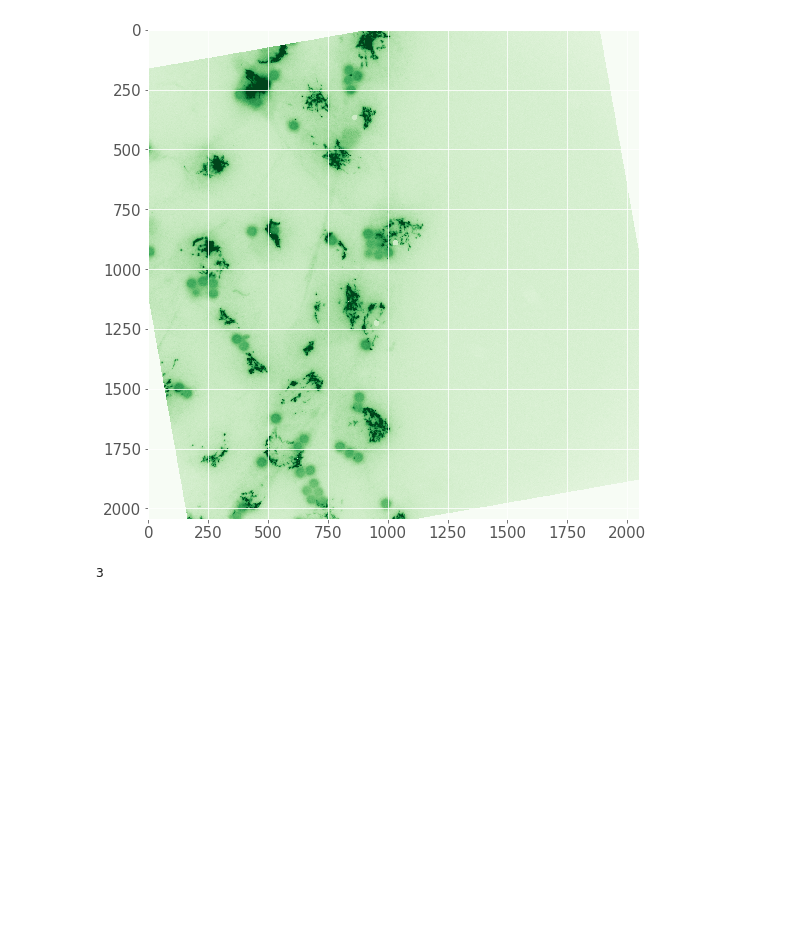
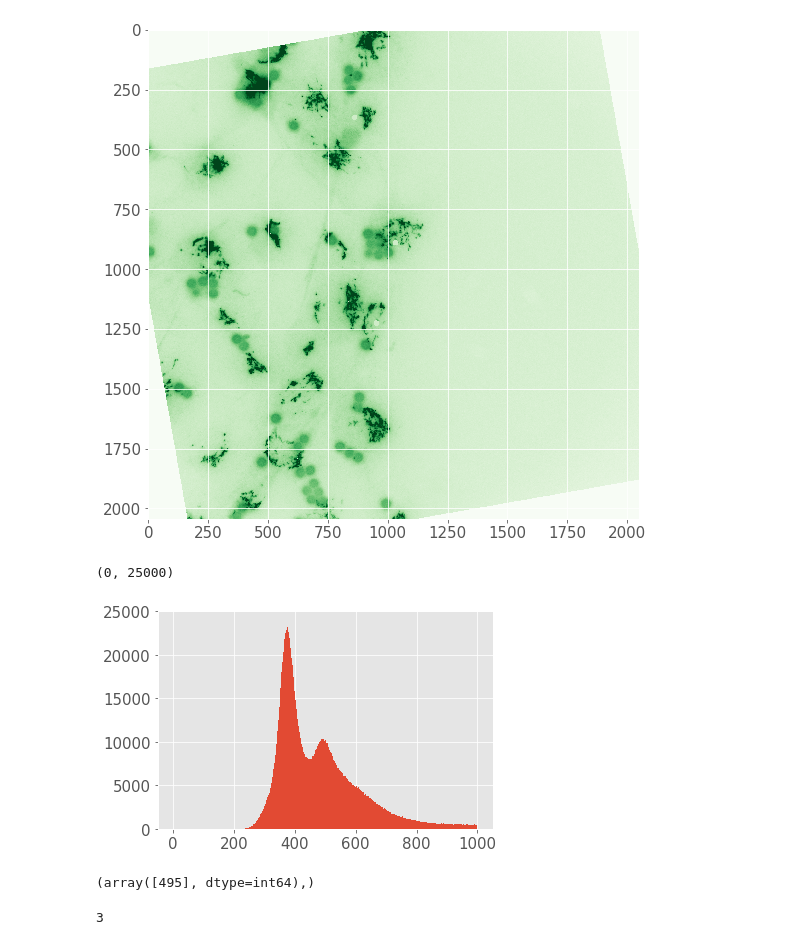
Before and after one commit to WillGiang/golgi-polarization, a Jupyter notebook: GolgiPolarization.ipynb, the cells around one changed output. Saved outputs shown, nothing was run; the diff lists cells and outputs as text; code cells hidden in the pictures; blank space fills up the shorter version.

```diff
--- a/GolgiPolarization.ipynb
+++ b/GolgiPolarization.ipynb
@@ -106,7 +138,7 @@ ax[1].set_ylabel('Pixel [y]')
 Text(0,0.5,'Pixel [y]')
 [figure]
 # %%
-def get_spray_can_value(green_image_array, pixel_range=(1500,3500)):
+def get_spray_can_value(green_image_array, pixel_range=(1500,5000)):
     """Returns [int], the most probable pixel intensity for spraycan
 
     Keyword arguments
@@ -913,6 +1048,19 @@ plt.imshow(image_no_spray, cmap='Greens', vmax=2000)
 # %% [output]
 <matplotlib.image.AxesImage at 0x...>
 [figure]
+# %%
+flat_image_no_spray = image_no_spray.flatten()
+# %%
+plt.figure()
+n, bins, patches = plt.hist(flat_image_no_spray, bins=1000, range=(0,1000))
+plt.ylim([0,25000])
+# %% [output]
+(0, 25000)
+[figure, added]
+# %%
+print(np.where(n == 10493))
+# %% [output]
+(array([495], dtype=int64),)
 # %%
 spray_can_value = get_spray_can_value(green_image_array=green_array)
 
```
Also changed, not shown: parts of 24 cells of this notebook.
